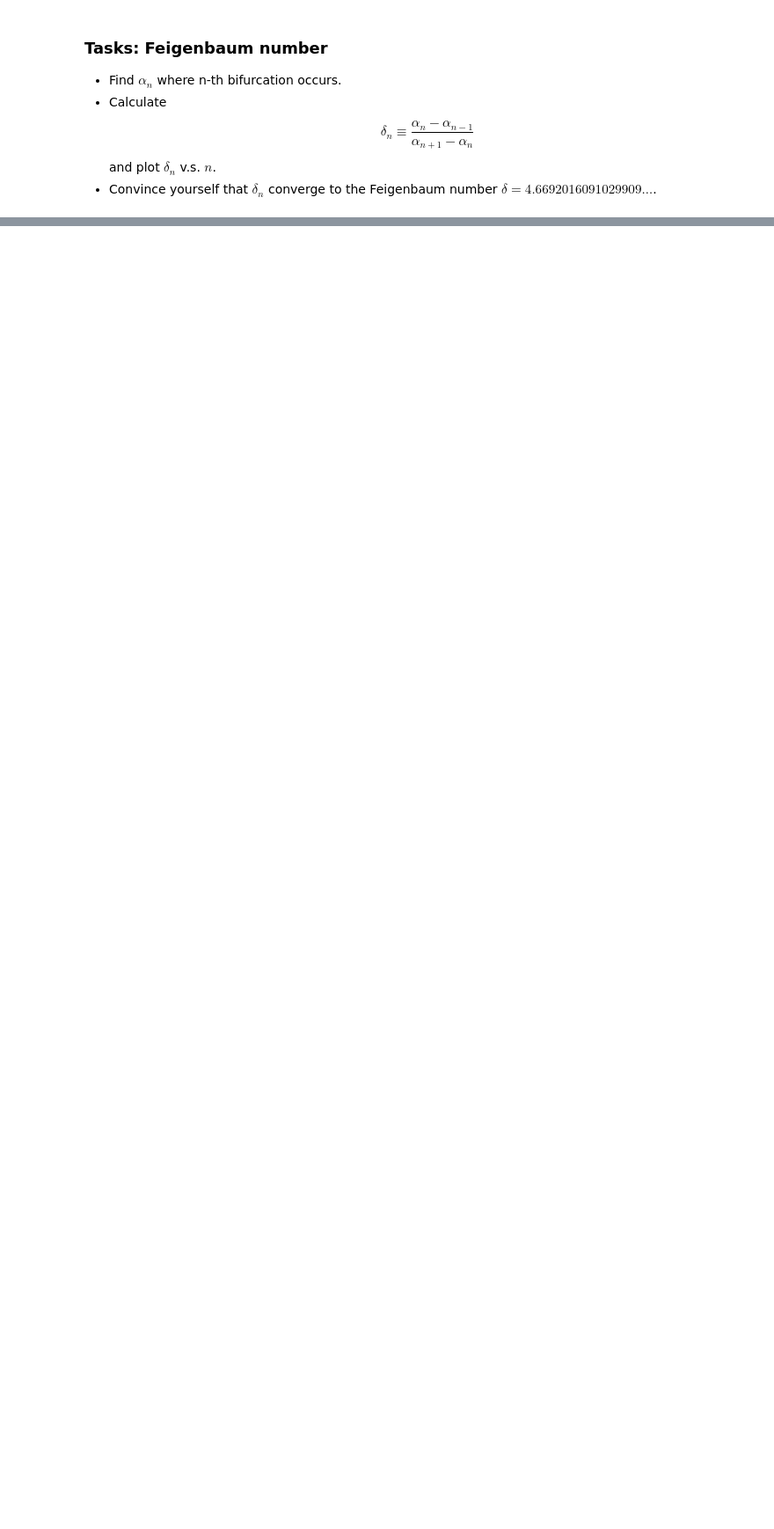
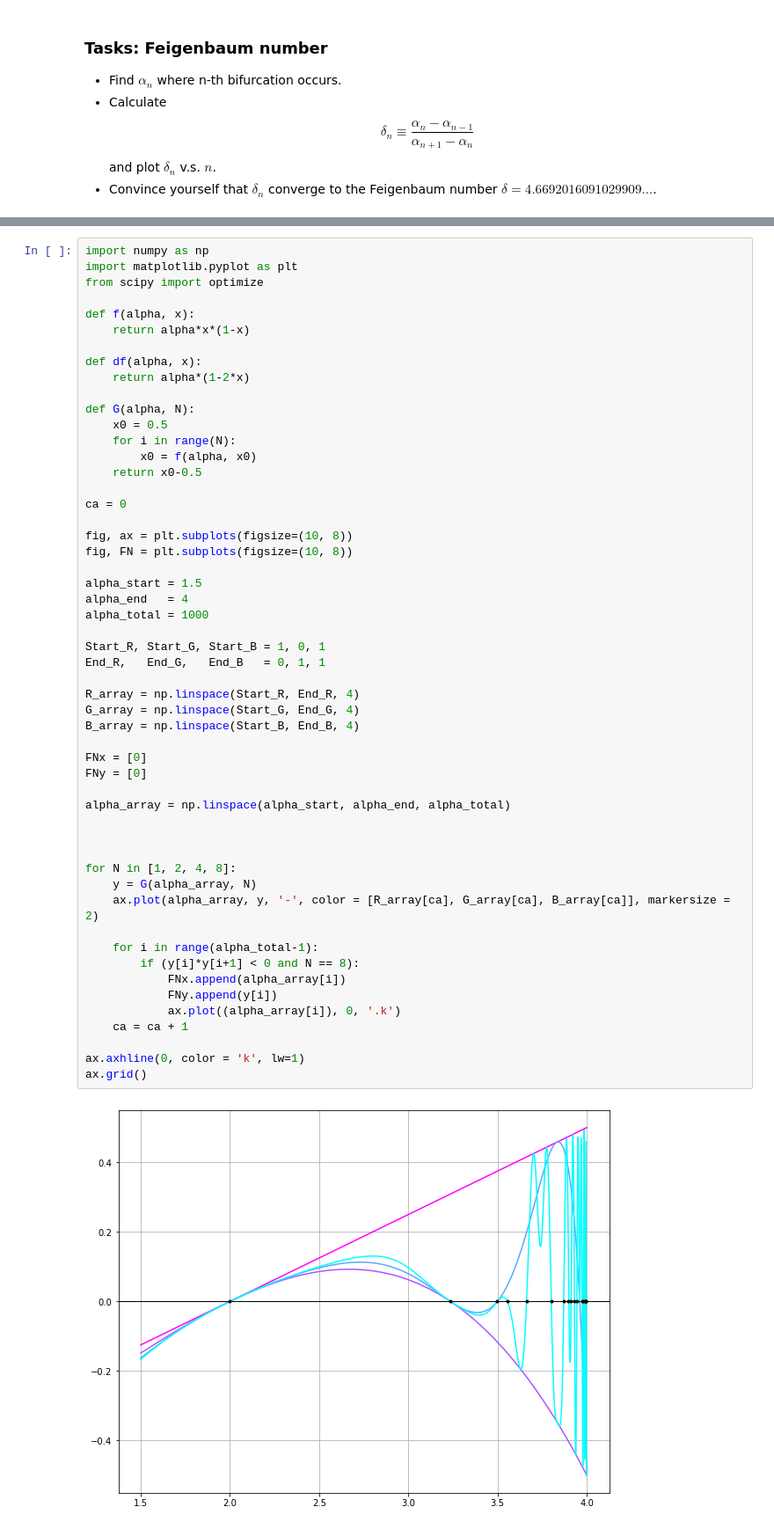
Before and after one commit to pcchen/Computation-in-Physics, a Jupyter notebook: 107022205/HW03/20211025 - Maping New 2.ipynb, the cells around one changed output, grey strips where cells are left out. Shown: that part at 88% size. Saved outputs shown, nothing was run; the diff lists cells and outputs as text; blank space fills up the shorter version.

```diff
--- a/107022205/HW03/20211025 - Maping New 2.ipynb
+++ b/107022205/HW03/20211025 - Maping New 2.ipynb
@@ -396,0 +353,55 @@ plot_f(0, 1, 1000, 20, 2.9, 0.19, ax=ax01)
+# %%
+import numpy as np
+import matplotlib.pyplot as plt
+from scipy import optimize
+
+def f(alpha, x):
+    return alpha*x*(1-x)
+
+def df(alpha, x):
+    return alpha*(1-2*x)
+
+def G(alpha, N):
+    x0 = 0.5
+    for i in range(N):
+        x0 = f(alpha, x0)
+    return x0-0.5
+
+ca = 0
+
+fig, ax = plt.subplots(figsize=(10, 8))
+fig, FN = plt.subplots(figsize=(10, 8))
+
+alpha_start = 1.5
+alpha_end   = 4
+alpha_total = 1000
+
+Start_R, Start_G, Start_B = 1, 0, 1
+End_R,   End_G,   End_B   = 0, 1, 1
+
+R_array = np.linspace(Start_R, End_R, 4)
+G_array = np.linspace(Start_G, End_G, 4)
+B_array = np.linspace(Start_B, End_B, 4)
+
+FNx = [0]
+FNy = [0]
+
+alpha_array = np.linspace(alpha_start, alpha_end, alpha_total)
+
+
+
+for N in [1, 2, 4, 8]:
+    y = G(alpha_array, N)
+    ax.plot(alpha_array, y, '-', color = [R_array[ca], G_array[ca], B_array[ca]], markersize = 2)
+
+    for i in range(alpha_total-1):
+        if (y[i]*y[i+1] < 0 and N == 8):
+            FNx.append(alpha_array[i])
+            FNy.append(y[i])
+            ax.plot((alpha_array[i]), 0, '.k')
+    ca = ca + 1
+
+ax.axhline(0, color = 'k', lw=1)
+ax.grid()
+# %% [output]
+[figure, added]
```
Also changed, not shown: parts of 3 cells of this notebook.
